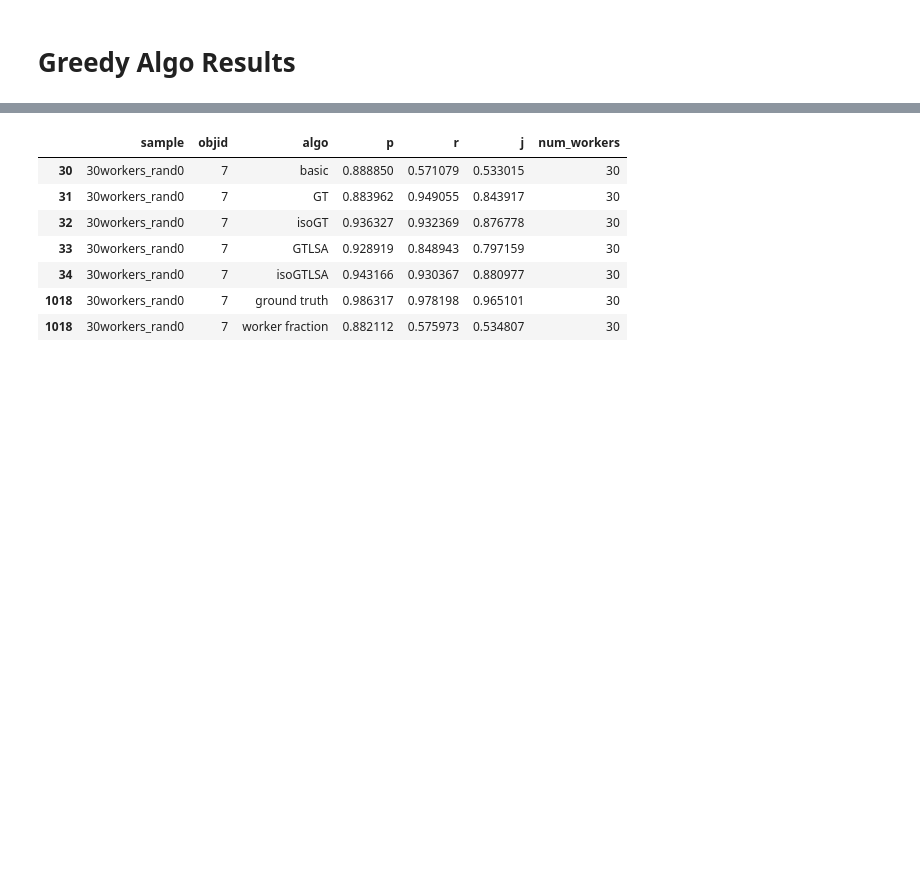
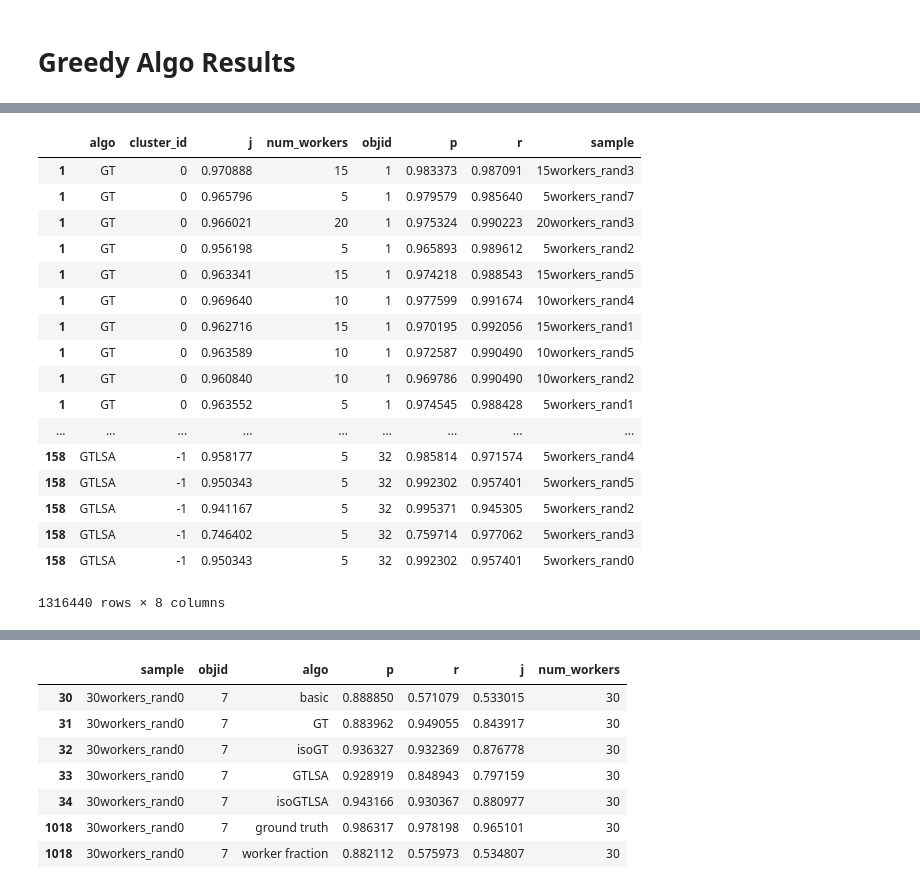
Before and after one commit to cognoscentai/segmentation, a Jupyter notebook: ipynb/PixelBasedGroundTruthExperiment-WithCluster.ipynb, the cells around one changed output, grey strips where cells are left out. Cells and saved outputs as stored; diff of their text form; code cells hidden in the pictures; blank space fills up the shorter version.

```diff
--- a/ipynb/PixelBasedGroundTruthExperiment-WithCluster.ipynb
+++ b/ipynb/PixelBasedGroundTruthExperiment-WithCluster.ipynb
@@ -276,0 +166,21 @@ worker_frac_greedy_df.head()
+# %%
+best_thres_clust
+# %% [output]
+|  | algo | cluster_id | j | num_workers | objid | p | r | sample |
+| 1 | GT | 0 | 0.970888 | 15 | 1 | 0.983373 | 0.987091 | 15workers_rand3 |
+| 1 | GT | 0 | 0.965796 | 5 | 1 | 0.979579 | 0.985640 | 5workers_rand7 |
+| 1 | GT | 0 | 0.966021 | 20 | 1 | 0.975324 | 0.990223 | 20workers_rand3 |
+| 1 | GT | 0 | 0.956198 | 5 | 1 | 0.965893 | 0.989612 | 5workers_rand2 |
+| 1 | GT | 0 | 0.963341 | 15 | 1 | 0.974218 | 0.988543 | 15workers_rand5 |
+| 1 | GT | 0 | 0.969640 | 10 | 1 | 0.977599 | 0.991674 | 10workers_rand4 |
+| 1 | GT | 0 | 0.962716 | 15 | 1 | 0.970195 | 0.992056 | 15workers_rand1 |
+| 1 | GT | 0 | 0.963589 | 10 | 1 | 0.972587 | 0.990490 | 10workers_rand5 |
+| 1 | GT | 0 | 0.960840 | 10 | 1 | 0.969786 | 0.990490 | 10workers_rand2 |
+| 1 | GT | 0 | 0.963552 | 5 | 1 | 0.974545 | 0.988428 | 5workers_rand1 |
+| ... | ... | ... | ... | ... | ... | ... | ... | ... |
+| 158 | GTLSA | -1 | 0.958177 | 5 | 32 | 0.985814 | 0.971574 | 5workers_rand4 |
+| 158 | GTLSA | -1 | 0.950343 | 5 | 32 | 0.992302 | 0.957401 | 5workers_rand5 |
+| 158 | GTLSA | -1 | 0.941167 | 5 | 32 | 0.995371 | 0.945305 | 5workers_rand2 |
+| 158 | GTLSA | -1 | 0.746402 | 5 | 32 | 0.759714 | 0.977062 | 5workers_rand3 |
+| 158 | GTLSA | -1 | 0.950343 | 5 | 32 | 0.992302 | 0.957401 | 5workers_rand0 |
+1316440 rows × 8 columns
```
Also changed, not shown: parts of 31 cells of this notebook, 4 other files.
